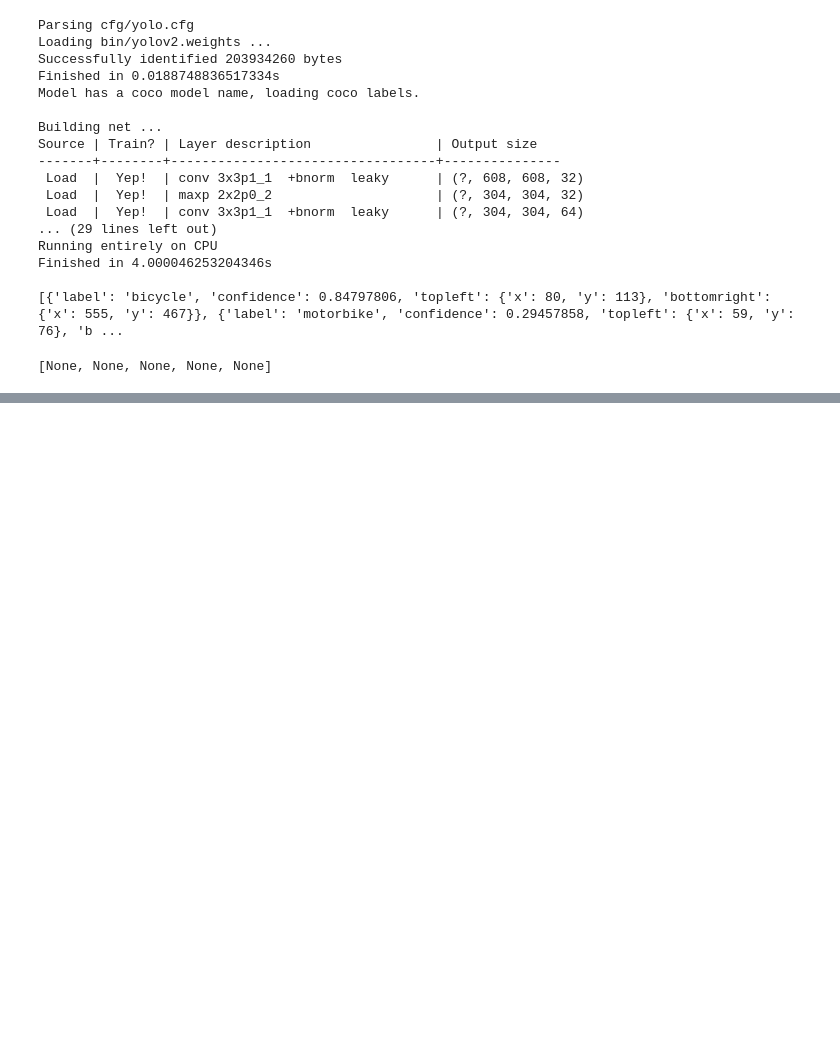
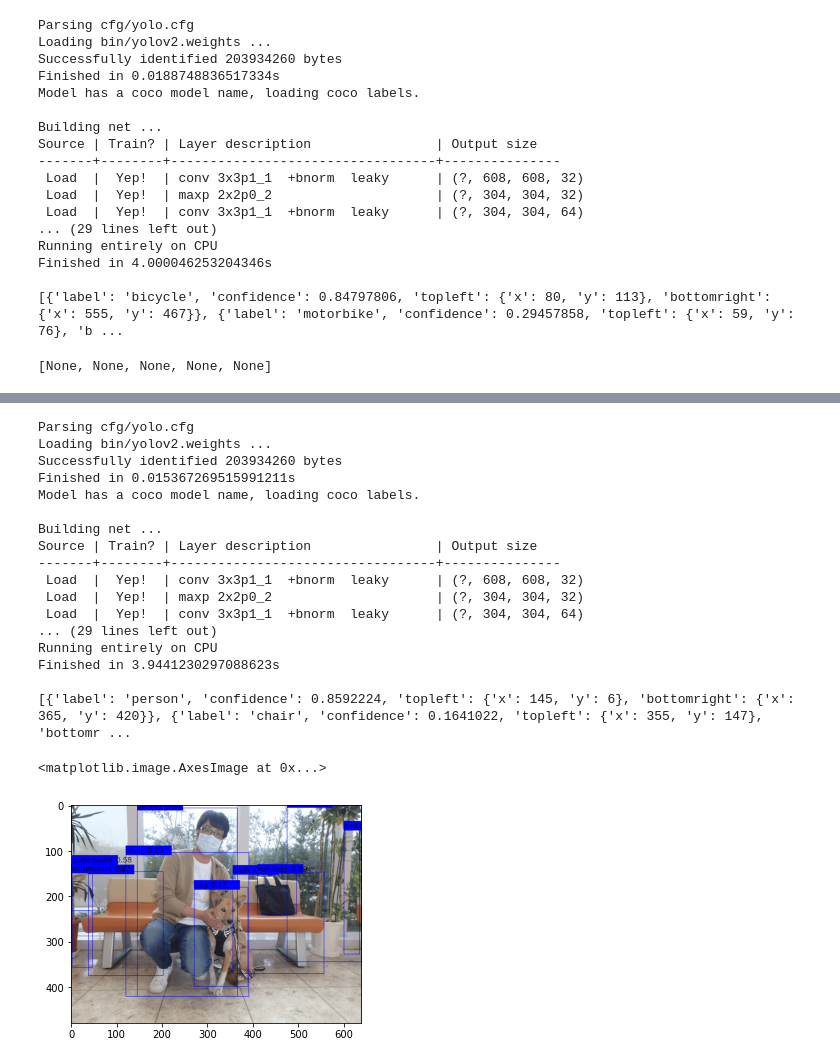
Before and after one commit to c-c-c-c/yolo_sample, a Jupyter notebook: yolo_colab.ipynb, the cells around one changed output, grey strips where cells are left out. Cells and saved outputs as stored; diff of their text form; code cells hidden in the pictures; blank space fills up the shorter version.

```diff
--- a/yolo_colab.ipynb
+++ b/yolo_colab.ipynb
@@ -127,12 +127,12 @@ Finished in 4.000046253204346s
 # %%
 
 # 画像に結果を描画
-def write(x, img):
+def write(x, img, conf_threshold=0.6):
 
     # cls = int(x[-1])
     label = x["label"]
     conf = x["confidence"]
-    if conf > 0.6:
+    if conf > conf_threshold:
         cv2.rectangle(img, (x["topleft"]["x"], x["topleft"]["y"] ), (x["bottomright"]["x"], x["bottomright"]["y"]) , (255, 0, 0), 1)
         text = label + " " + ('%.2f' % conf)
         cv2.rectangle(img, (x["topleft"]["x"], x["topleft"]["y"] - 15), (x["topleft"]["x"] + 100, x["topleft"]["y"] + 5), (255,0,0), -1)
@@ -151,0 +170,33 @@ plt.imshow(imgcv)
+# %%
+
+tfnet = TFNet(options)
+results_try = tfnet.return_predict(img_try)
+print(results_try)
+
+Conf_Threshold = 0.15
+for tmp_result in results_try:
+    write(tmp_result, img_try, Conf_Threshold)
+
+# TODO 枠の色を変える
+img_try4show = cv2.cvtColor( img_try, cv2.COLOR_BGR2RGB)
+plt.imshow(img_try4show)
+# %% [output]
+Parsing cfg/yolo.cfg
+Loading bin/yolov2.weights ...
+Successfully identified 203934260 bytes
+Finished in 0.015367269515991211s
+Model has a coco model name, loading coco labels.
+
+Building net ...
+Source | Train? | Layer description                | Output size
+-------+--------+----------------------------------+---------------
+ Load  |  Yep!  | conv 3x3p1_1  +bnorm  leaky      | (?, 608, 608, 32)
+ Load  |  Yep!  | maxp 2x2p0_2                     | (?, 304, 304, 32)
+ Load  |  Yep!  | conv 3x3p1_1  +bnorm  leaky      | (?, 304, 304, 64)
+... (29 lines left out)
+Running entirely on CPU
+Finished in 3.9441230297088623s
+
+[{'label': 'person', 'confidence': 0.8592224, 'topleft': {'x': 145, 'y': 6}, 'bottomright': {'x': 365, 'y': 420}}, {'label': 'chair', 'confidence': 0.1641022, 'topleft': {'x': 355, 'y': 147}, 'bottomr ...
+<matplotlib.image.AxesImage at 0x...>
+[figure, added]
```
Also changed, not shown: parts of 3 cells of this notebook.
